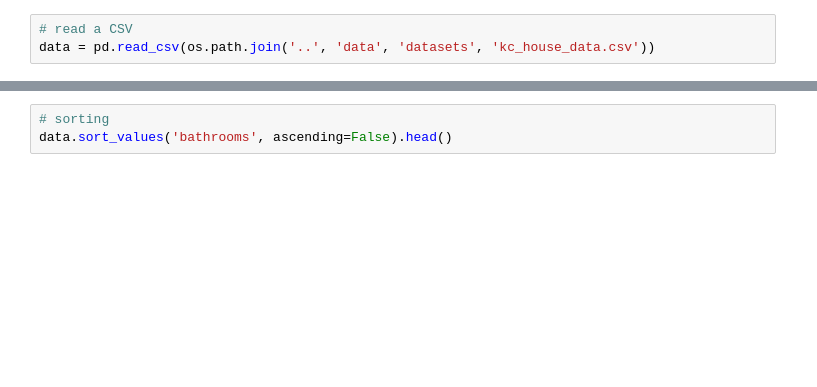
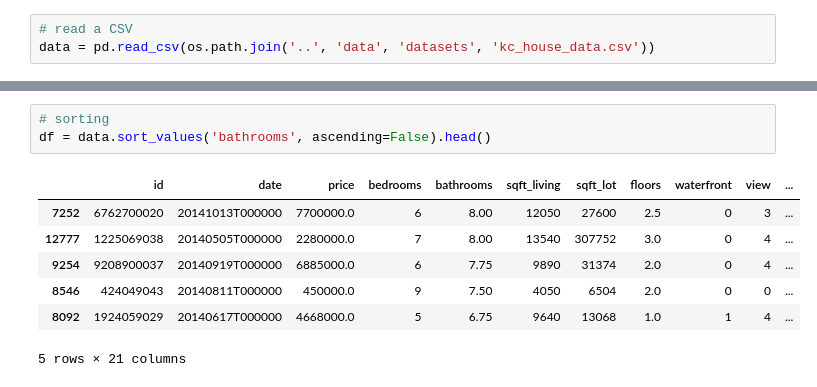
Before and after one commit to wouterdewinter/ai-captain, a Jupyter notebook: notebooks/demo-pandas.ipynb, the cells around one changed output, grey strips where cells are left out. Drawn from its saved outputs; the diff is of its cells as text; blank space fills up the shorter version.

```diff
--- a/notebooks/demo-pandas.ipynb
+++ b/notebooks/demo-pandas.ipynb
@@ -28,6 +82,14 @@ print (data[data.bedrooms > 10])
 # %%
 # sorting
-data.sort_values('bathrooms', ascending=False).head()
+df = data.sort_values('bathrooms', ascending=False).head()
+# %% [output]
+|  | id | date | price | bedrooms | bathrooms | sqft_living | sqft_lot | floors | waterfront | view | ... |
+| 7252 | 6762700020 | 20141013T000000 | 7700000.0 | 6 | 8.00 | 12050 | 27600 | 2.5 | 0 | 3 | ... |
+| 12777 | 1225069038 | 20140505T000000 | 2280000.0 | 7 | 8.00 | 13540 | 307752 | 3.0 | 0 | 4 | ... |
+| 9254 | 9208900037 | 20140919T000000 | 6885000.0 | 6 | 7.75 | 9890 | 31374 | 2.0 | 0 | 4 | ... |
+| 8546 | 424049043 | 20140811T000000 | 450000.0 | 9 | 7.50 | 4050 | 6504 | 2.0 | 0 | 0 | ... |
+| 8092 | 1924059029 | 20140617T000000 | 4668000.0 | 5 | 6.75 | 9640 | 13068 | 1.0 | 1 | 4 | ... |
+5 rows × 21 columns
 # %%
 # basic plotting
 data.plot.scatter(x='sqft_living', y='sqft_above')
```
Also changed, not shown: parts of 12 cells of this notebook, 8 other files.
